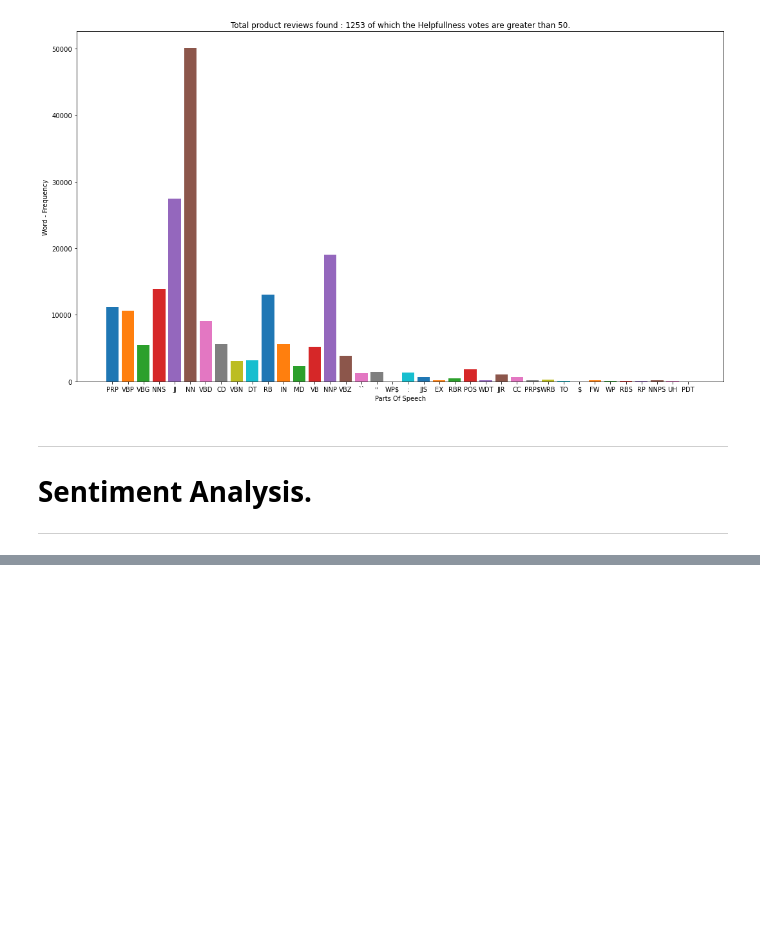
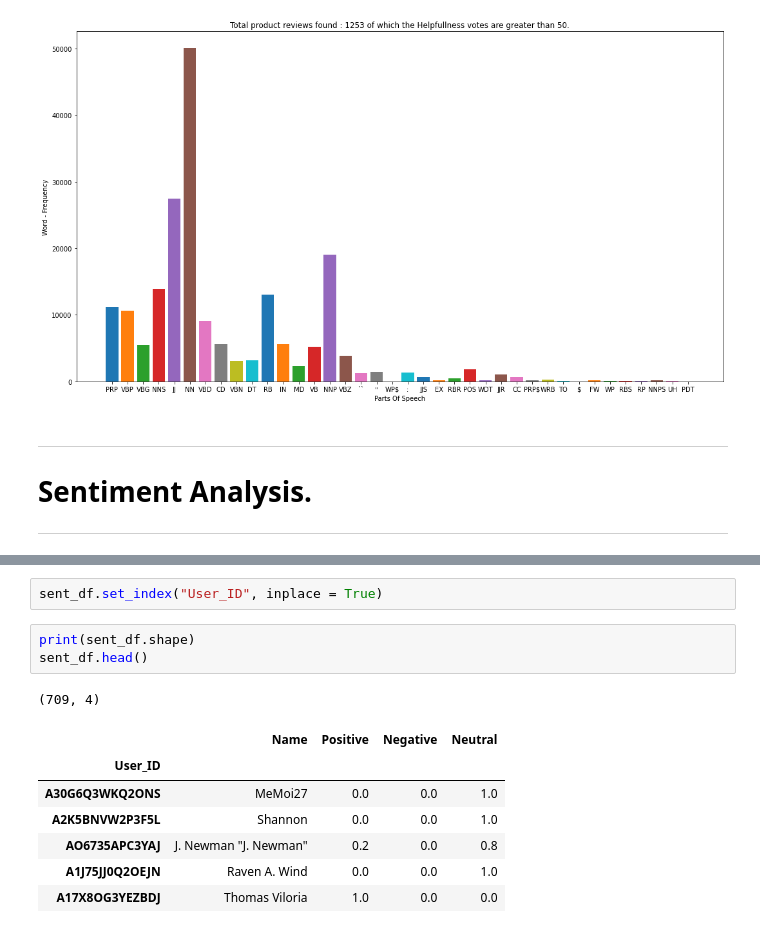
Before and after one commit to hemanth-kotagiri/xdi-amazon-eda-ml, a Jupyter notebook: EDA/EDA.ipynb, the cells around one changed output, grey strips where cells are left out. Drawn from its saved outputs; the diff is of its cells as text; blank space fills up the shorter version.

```diff
--- a/EDA/EDA.ipynb
+++ b/EDA/EDA.ipynb
@@ -188,0 +200,14 @@ Casey Stewart "kcfoxy: accept no substitute"  ----  A218J1WI08045B
+# %%
+sent_df.set_index("User_ID", inplace = True)
+# %%
+print(sent_df.shape)
+sent_df.head()
+# %% [output]
+(709, 4)
+|  | Name | Positive | Negative | Neutral |
+| User_ID |  |  |  |  |
+| A30G6Q3WKQ2ONS | MeMoi27 | 0.0 | 0.0 | 1.0 |
+| A2K5BNVW2P3F5L | Shannon | 0.0 | 0.0 | 1.0 |
+| AO6735APC3YAJ | J. Newman "J. Newman" | 0.2 | 0.0 | 0.8 |
+| A1J75JJ0Q2OEJN | Raven A. Wind | 0.0 | 0.0 | 1.0 |
+| A17X8OG3YEZBDJ | Thomas Viloria | 1.0 | 0.0 | 0.0 |
```
Also changed, not shown: parts of 4 cells of this notebook.
